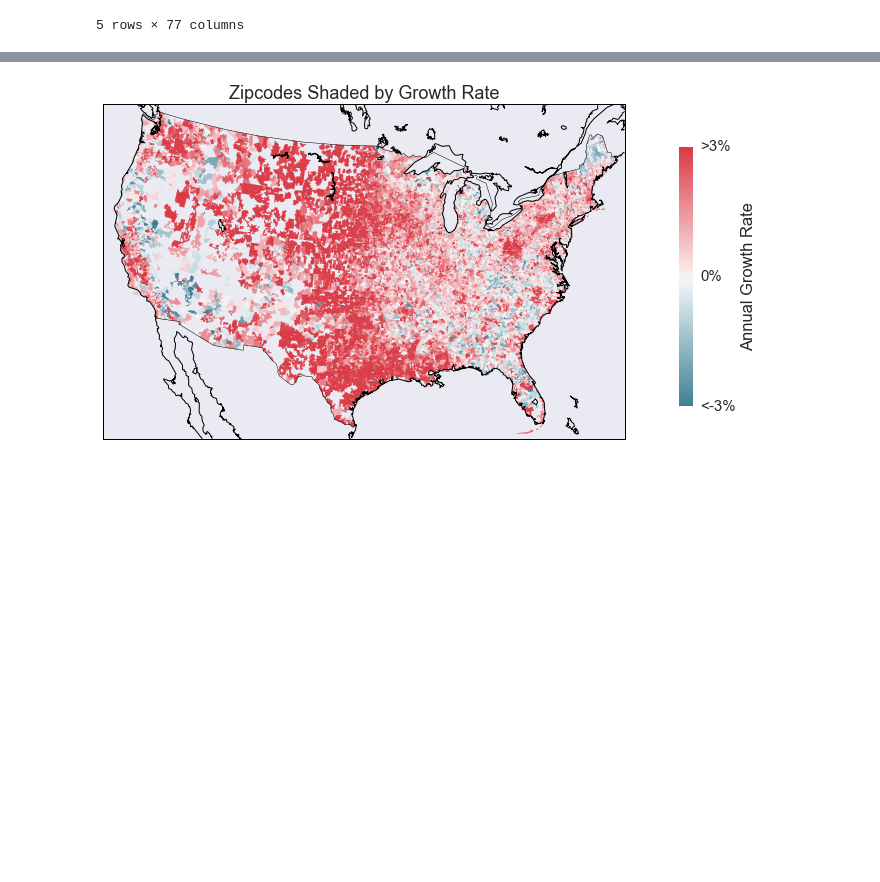
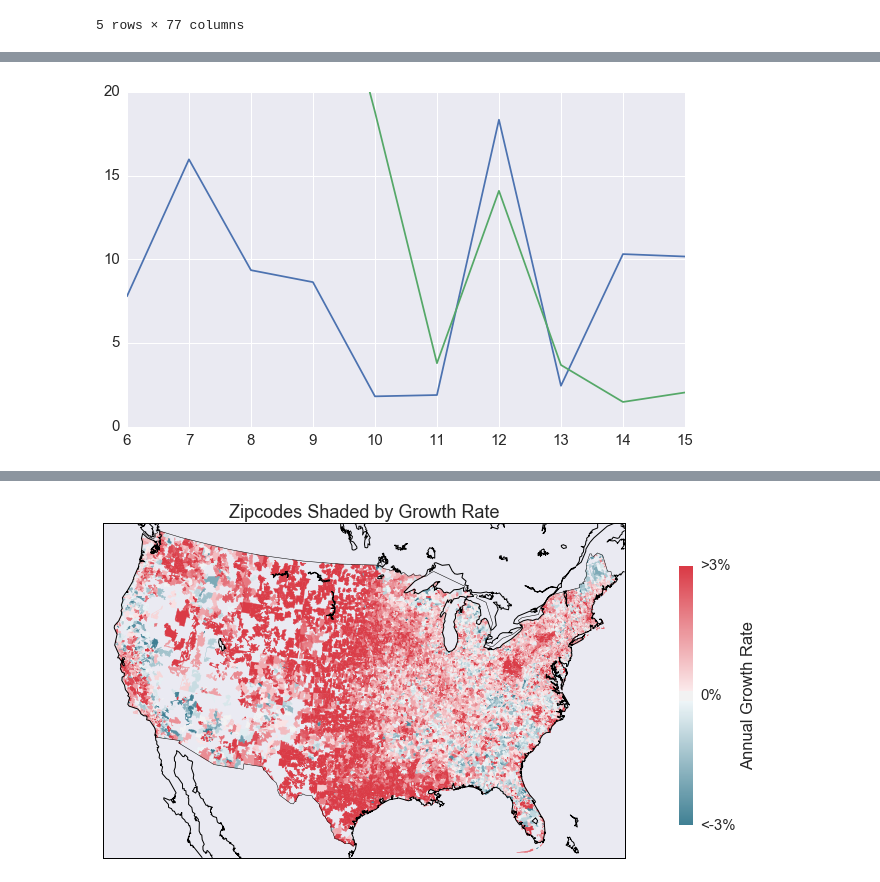
Before and after one commit to sleichen/Data-Incubator, a Jupyter notebook: DataIncubatorProjectv3.ipynb, the cells around one changed output, grey strips where cells are left out. Cells and saved outputs as stored; diff of their text form; code cells hidden in the pictures; blank space fills up the shorter version.

```diff
--- a/DataIncubatorProjectv3.ipynb
+++ b/DataIncubatorProjectv3.ipynb
@@ -255,0 +559,13 @@ plt.show()
+# %%
+def predicted_agi():
+    '''
+    Creates a DataFrame containing the predictions of the model.
+    '''
+    results = pd.DataFrame()
+    for year in YEARS[WINDOW+1:]+['16']:
+        results['agi_per_returnY'+year] = prediction(year)
+    results.index = normalized_data['15'].index
+    return results
+# %%
+%%time
+predicted_agi_df = predicted_agi()
@@ -255,0 +590,8 @@ plt.show()
+# %%
+diffs_df = pd.DataFrame()
+observed_agi = collect_timeseries('agi_per_return')
+observed_agi.index = normalized_data['15'].index
+for year in YEARS[WINDOW+1:]:
+    diffs_df[year] = predicted_agi_df['agi_per_returnY'+year].values - observed_agi['agi_per_returnY'+year].values
+diffs_df.index = normalized_data['15'].index
+diffs_df.head(10)
@@ -255,0 +629,5 @@ plt.show()
+# %%
+%%time
+mean_sq = [(int(year),
+            ((prediction(year)-collect_timeseries('agi_per_return')['agi_per_returnY'+year].values)**2).mean())
+            for year in YEARS[WINDOW+1:]]
@@ -255,0 +637,7 @@ plt.show()
+# %%
+plt.plot(range(6,16), (subtract_baseline()**2).mean().values[1:]);
+plt.plot(zip(*mean_sq)[0],zip(*mean_sq)[1]);
+plt.ylim([0,20]);
+plt.show()
+# %% [output]
+[figure, added]
```
Also changed, not shown: parts of 83 cells of this notebook, 6 other files.
